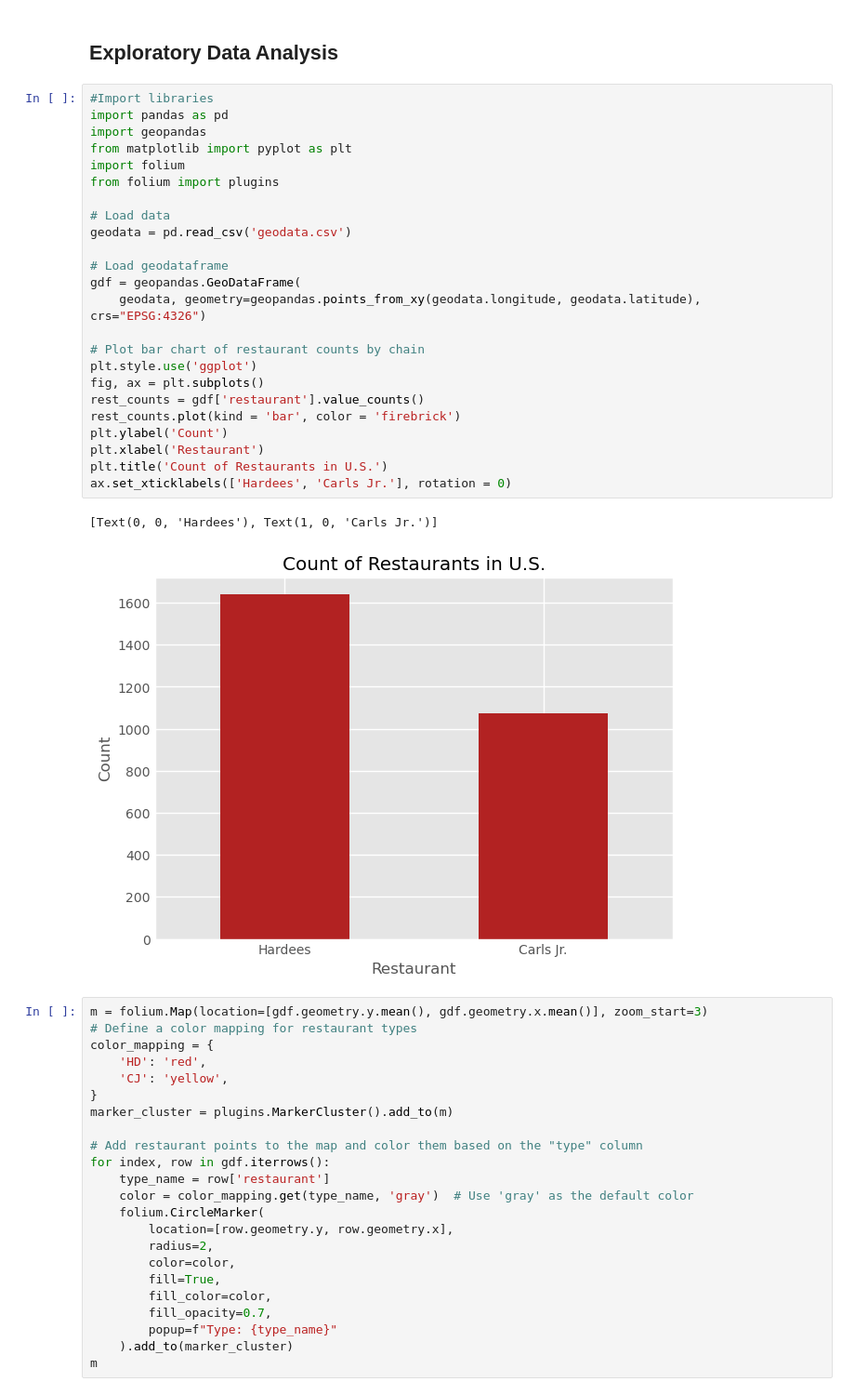
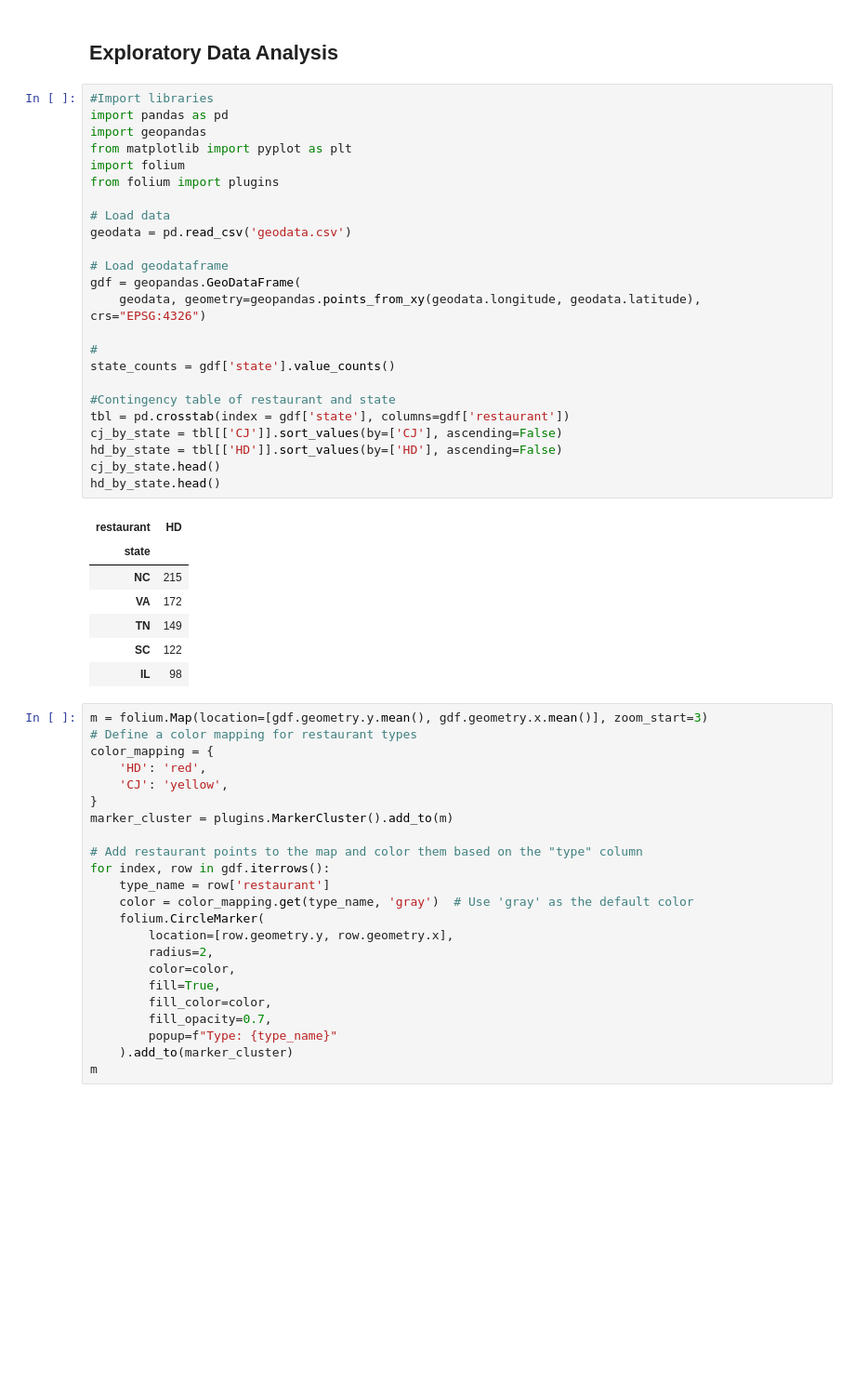
Before and after one commit to mike-keating-iv/dumb-data-hardees, a Jupyter notebook: dumb-data-hardees.ipynb, the cells around one changed output. Shown at 93% size. Drawn from its saved outputs; the diff is of its cells as text; blank space fills up the shorter version.

```diff
--- a/dumb-data-hardees.ipynb
+++ b/dumb-data-hardees.ipynb
@@ -3,30 +3,35 @@
 # %%
 #Import libraries
 import pandas as pd
 import geopandas
 from matplotlib import pyplot as plt
 import folium
 from folium import plugins
 
 # Load data
 geodata = pd.read_csv('geodata.csv')
 
 # Load geodataframe
 gdf = geopandas.GeoDataFrame(
     geodata, geometry=geopandas.points_from_xy(geodata.longitude, geodata.latitude), crs="EPSG:4326")
 
-# Plot bar chart of restaurant counts by chain
-plt.style.use('ggplot')
-fig, ax = plt.subplots()
-rest_counts = gdf['restaurant'].value_counts()
-rest_counts.plot(kind = 'bar', color = 'firebrick')
-plt.ylabel('Count')
-plt.xlabel('Restaurant')
-plt.title('Count of Restaurants in U.S.')
-ax.set_xticklabels(['Hardees', 'Carls Jr.'], rotation = 0)
+#
+state_counts = gdf['state'].value_counts()
+
+#Contingency table of restaurant and state
+tbl = pd.crosstab(index = gdf['state'], columns=gdf['restaurant'])
+cj_by_state = tbl[['CJ']].sort_values(by=['CJ'], ascending=False)
+hd_by_state = tbl[['HD']].sort_values(by=['HD'], ascending=False)
+cj_by_state.head()
+hd_by_state.head()
 # %% [output]
-[Text(0, 0, 'Hardees'), Text(1, 0, 'Carls Jr.')]
-[figure, removed]
+| restaurant | HD |
+| state |  |
+| NC | 215 |
+| VA | 172 |
+| TN | 149 |
+| SC | 122 |
+| IL | 98 |
 # %%
 m = folium.Map(location=[gdf.geometry.y.mean(), gdf.geometry.x.mean()], zoom_start=3)
 # Define a color mapping for restaurant types
```
